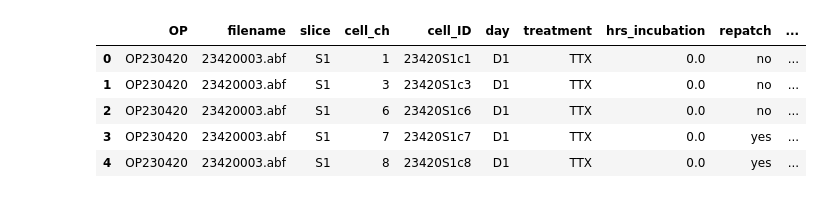
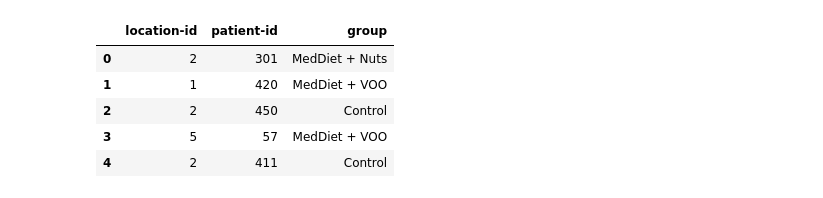
Before and after one commit to victoris93/data_class, a Jupyter notebook: exercises/tabular_join/tabular_join_solution.ipynb, the cells around one changed output. Cells and saved outputs as stored; diff of their text form; code cells hidden in the pictures.

Commit message:
adds exercise joins with predimed dataset

```diff
--- a/exercises/tabular_join/tabular_join_solution.ipynb
+++ b/exercises/tabular_join/tabular_join_solution.ipynb
@@ -4,6 +4,6 @@
 import pandas as pd
 
 # Set some Pandas options: maximum number of rows/columns it's going to display
-pd.set_option('display.max_rows', 1000)
-pd.set_option('display.max_columns', 100)
+#pd.set_option('display.max_rows', 1000)
+#pd.set_option('display.max_columns', 100)
 # %% [markdown]
@@ -14,9 +23,10 @@ info = pd.read_csv('../../data/op_info.csv')
 # %%
-df.head()
+info = pd.read_csv('../../data/predimed_mapping.csv')
+info.head()
 # %% [output]
-|  | OP | filename | slice | cell_ch | cell_ID | day | treatment | hrs_incubation | repatch | ... |
-| 0 | OP230420 | 23420003.abf | S1 | 1 | 23420S1c1 | D1 | TTX | 0.0 | no | ... |
-| 1 | OP230420 | 23420003.abf | S1 | 3 | 23420S1c3 | D1 | TTX | 0.0 | no | ... |
-| 2 | OP230420 | 23420003.abf | S1 | 6 | 23420S1c6 | D1 | TTX | 0.0 | no | ... |
-| 3 | OP230420 | 23420003.abf | S1 | 7 | 23420S1c7 | D1 | TTX | 0.0 | yes | ... |
-| 4 | OP230420 | 23420003.abf | S1 | 8 | 23420S1c8 | D1 | TTX | 0.0 | yes | ... |
+|  | location-id | patient-id | group |
+| 0 | 2 | 301 | MedDiet + Nuts |
+| 1 | 1 | 420 | MedDiet + VOO |
+| 2 | 2 | 450 | Control |
+| 3 | 5 | 57 | MedDiet + VOO |
+| 4 | 2 | 411 | Control |
```
Also changed, not shown: parts of 25 cells of this notebook, 15 other files.
